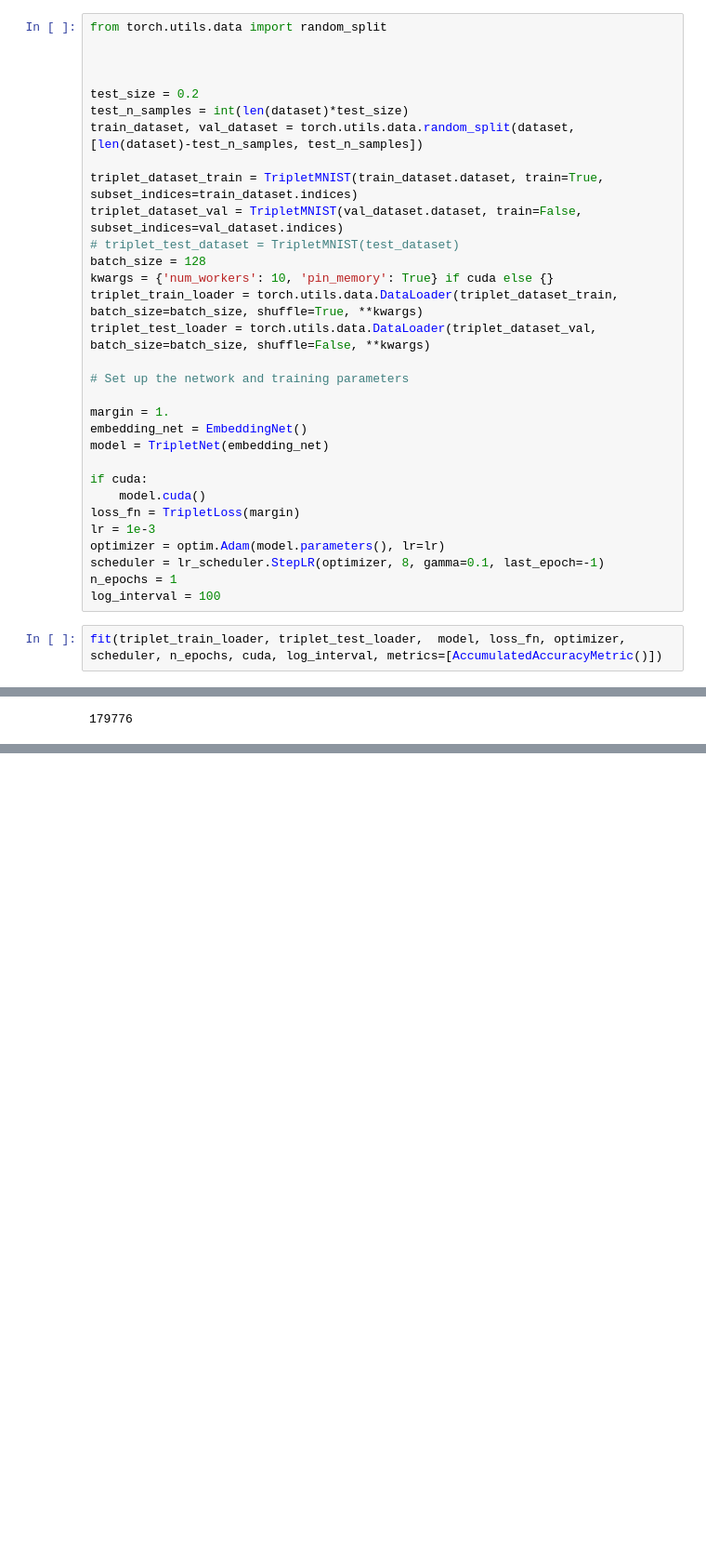
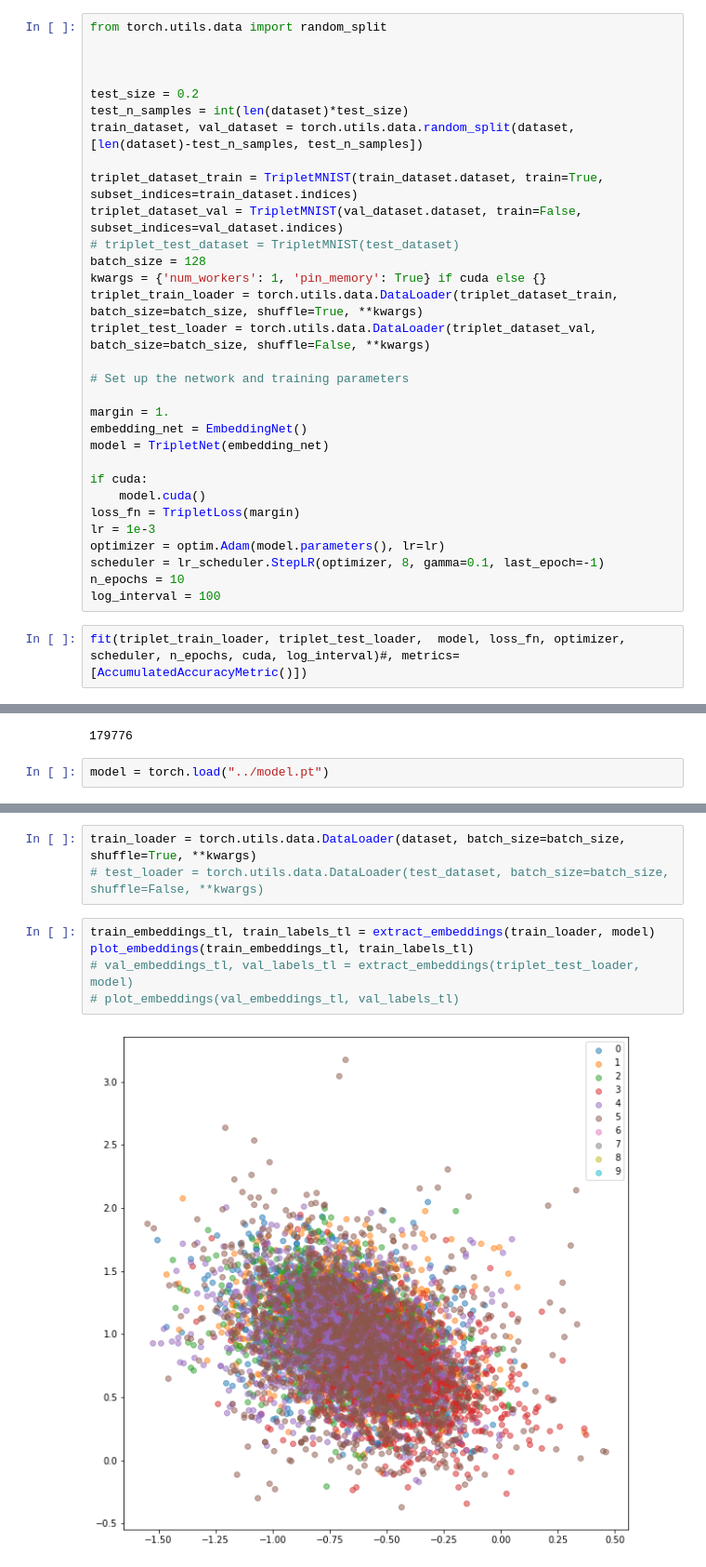
Before and after one commit to iterative/google-kaggle-competition, a Jupyter notebook: notebooks/teacher-model.ipynb, the cells around one changed output, grey strips where cells are left out. Shown at 93% size. Cells and saved outputs as stored; diff of their text form; blank space fills up the shorter version.

Commit message:
moved code to src; added visualisation in the notebook

```diff
--- a/notebooks/teacher-model.ipynb
+++ b/notebooks/teacher-model.ipynb
@@ -60,7 +62,7 @@ triplet_dataset_train = TripletMNIST(train_dataset.dataset, train=True, subset_i
 triplet_dataset_val = TripletMNIST(val_dataset.dataset, train=False, subset_indices=val_dataset.indices)
 # triplet_test_dataset = TripletMNIST(test_dataset)
 batch_size = 128
-kwargs = {'num_workers': 10, 'pin_memory': True} if cuda else {}
+kwargs = {'num_workers': 1, 'pin_memory': True} if cuda else {}
 triplet_train_loader = torch.utils.data.DataLoader(triplet_dataset_train, batch_size=batch_size, shuffle=True, **kwargs)
 triplet_test_loader = torch.utils.data.DataLoader(triplet_dataset_val, batch_size=batch_size, shuffle=False, **kwargs)
 
@@ -76,8 +78,8 @@ loss_fn = TripletLoss(margin)
 lr = 1e-3
 optimizer = optim.Adam(model.parameters(), lr=lr)
 scheduler = lr_scheduler.StepLR(optimizer, 8, gamma=0.1, last_epoch=-1)
-n_epochs = 1
+n_epochs = 10
 log_interval = 100
 # %%
-fit(triplet_train_loader, triplet_test_loader,  model, loss_fn, optimizer, scheduler, n_epochs, cuda, log_interval, metrics=[AccumulatedAccuracyMetric()])
+fit(triplet_train_loader, triplet_test_loader,  model, loss_fn, optimizer, scheduler, n_epochs, cuda, log_interval)#, metrics=[AccumulatedAccuracyMetric()])
 # %% [output]
@@ -126,3 +109,5 @@ RuntimeError: mat1 and mat2 shapes cannot be multiplied (64x2809 and 179776x256)
 3392*53
 # %% [output]
 179776
+# %%
+model = torch.load("../model.pt")
@@ -128,0 +167,10 @@ RuntimeError: mat1 and mat2 shapes cannot be multiplied (64x2809 and 179776x256)
+# %%
+train_loader = torch.utils.data.DataLoader(dataset, batch_size=batch_size, shuffle=True, **kwargs)
+# test_loader = torch.utils.data.DataLoader(test_dataset, batch_size=batch_size, shuffle=False, **kwargs)
+# %%
+train_embeddings_tl, train_labels_tl = extract_embeddings(train_loader, model)
+plot_embeddings(train_embeddings_tl, train_labels_tl)
+# val_embeddings_tl, val_labels_tl = extract_embeddings(triplet_test_loader, model)
+# plot_embeddings(val_embeddings_tl, val_labels_tl)
+# %% [output]
+[figure, added]
```
Also changed, not shown: parts of 9 cells of this notebook, 8 other files.
